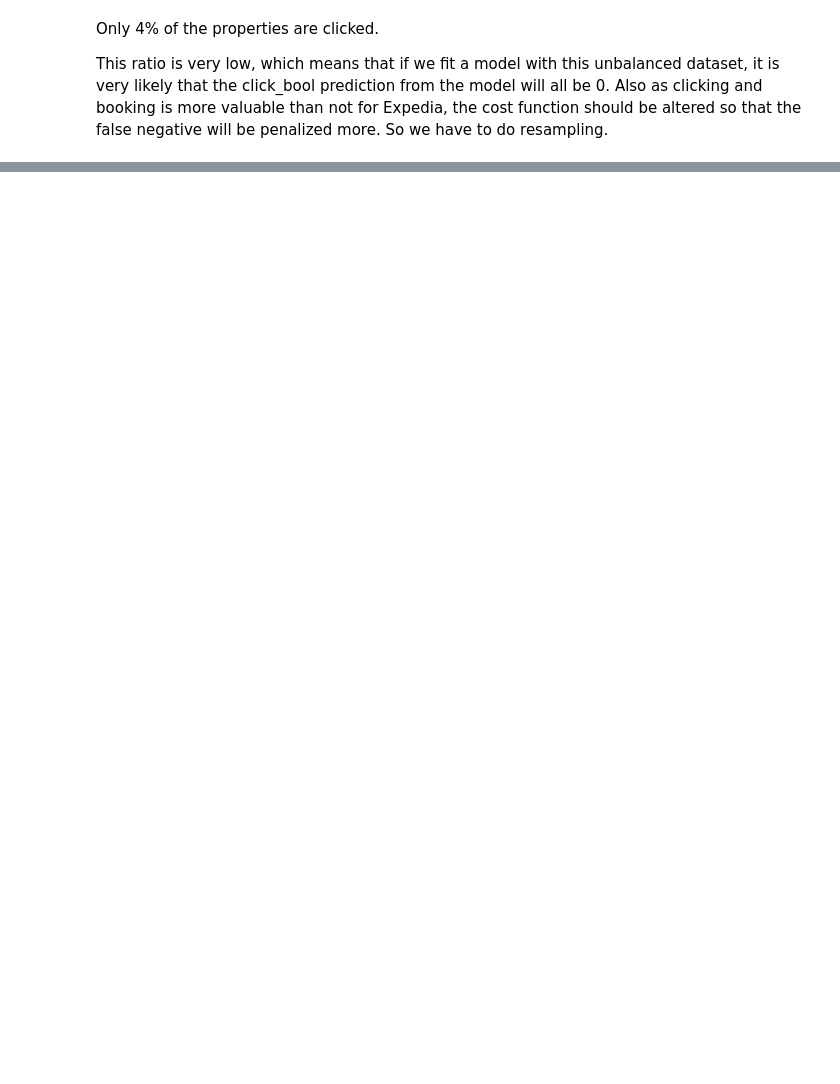
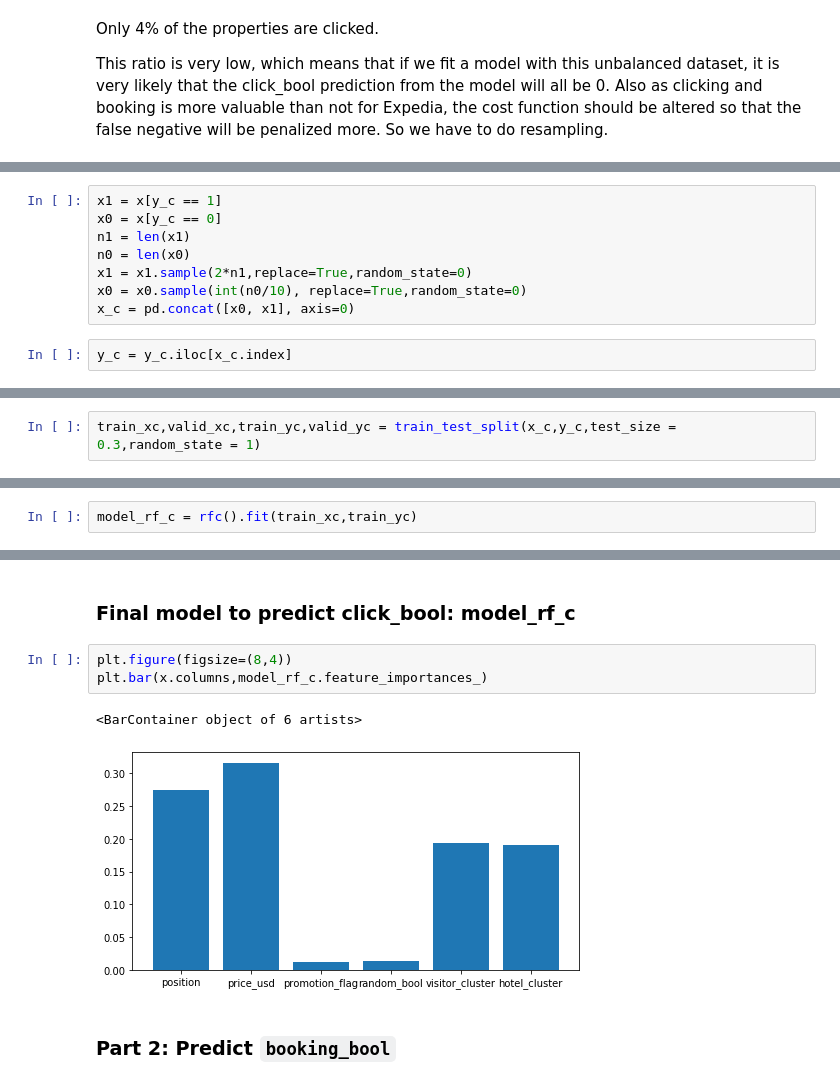
Before and after one commit to YikunLiu0801/Classification-Users-Behavior-Analytics, a Jupyter notebook: Yikun Liu_Data Science Project.ipynb, the cells around one changed output, grey strips where cells are left out. Drawn from its saved outputs; the diff is of its cells as text; blank space fills up the shorter version.

```diff
--- a/Yikun Liu_Data Science Project.ipynb
+++ b/Yikun Liu_Data Science Project.ipynb
@@ -431,0 +308,10 @@ The model selected is the __random forest tree__, with a recall of 0.78 and a sp
+# %%
+x1 = x[y_c == 1]
+x0 = x[y_c == 0]
+n1 = len(x1)
+n0 = len(x0)
+x1 = x1.sample(2*n1,replace=True,random_state=0)
+x0 = x0.sample(int(n0/10), replace=True,random_state=0)
+x_c = pd.concat([x0, x1], axis=0)
+# %%
+y_c = y_c.iloc[x_c.index]
@@ -431,0 +320,2 @@ The model selected is the __random forest tree__, with a recall of 0.78 and a sp
+# %%
+train_xc,valid_xc,train_yc,valid_yc = train_test_split(x_c,y_c,test_size = 0.3,random_state = 1)
@@ -431,0 +330,2 @@ The model selected is the __random forest tree__, with a recall of 0.78 and a sp
+# %%
+model_rf_c = rfc().fit(train_xc,train_yc)
@@ -431,0 +376,10 @@ The model selected is the __random forest tree__, with a recall of 0.78 and a sp
+# %% [markdown]
+### Final model to predict click_bool: model_rf_c
+# %%
+plt.figure(figsize=(8,4))
+plt.bar(x.columns,model_rf_c.feature_importances_)
+# %% [output]
+<BarContainer object of 6 artists>
+[figure, added]
+# %% [markdown]
+### Part 2: Predict `booking_bool`
```
Also changed, not shown: parts of 126 cells of this notebook, 1 other file.
